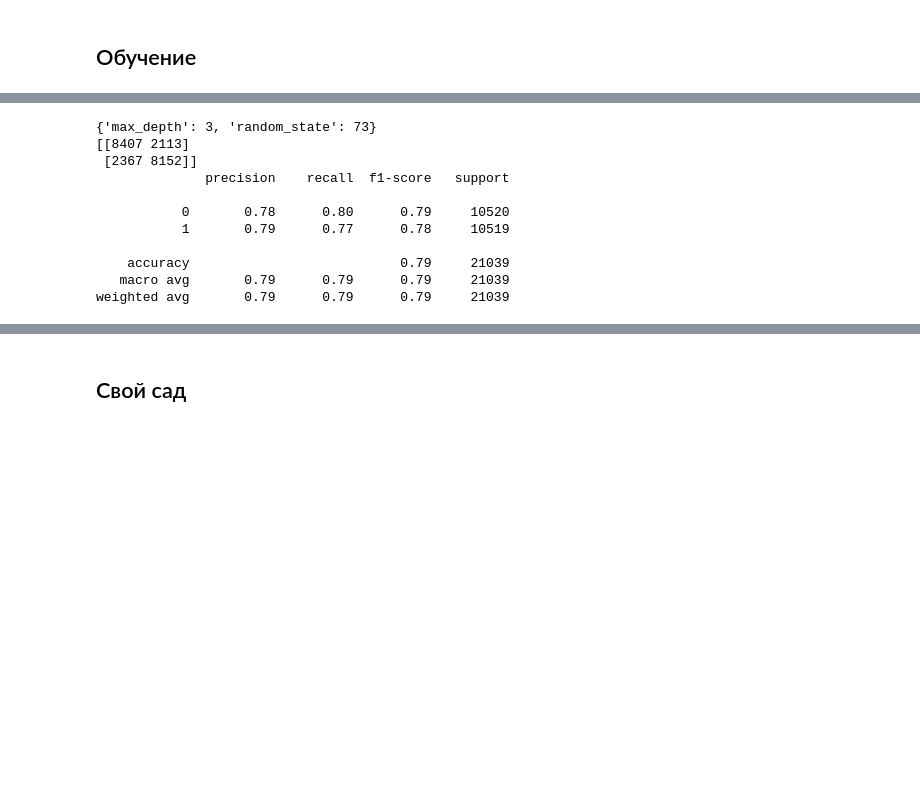
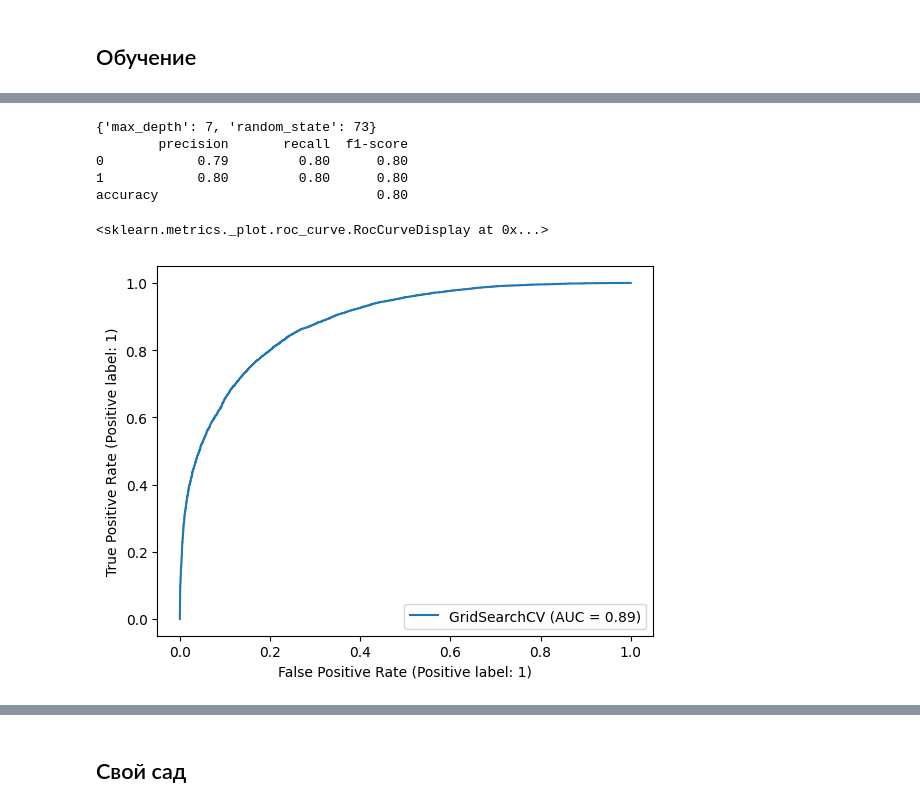
Before and after one commit to ledi-bruh/ml-labs, a Jupyter notebook: notebooks/lab3.ipynb, the cells around one changed output, grey strips where cells are left out. Saved outputs shown, nothing was run; the diff lists cells and outputs as text; code cells hidden in the pictures; blank space fills up the shorter version.

```diff
--- a/notebooks/lab3.ipynb
+++ b/notebooks/lab3.ipynb
@@ -310,7 +189,7 @@ R^2:    0.3764169903250083
 # %%
 params = {
-    'random_state': [seed],
-    'max_depth': range(3, 4),
+    'random_state': [SEED],
+    'max_depth': range(5, 8),
 }
 
 gbc = GridSearchCV(GradientBoostingClassifier(), params).fit(X_rain_train, y_rain_train)
@@ -318,17 +197,16 @@ gbc = GridSearchCV(GradientBoostingClassifier(), params).fit(X_rain_train, y_rai
 print(gbc.best_params_)
 print_c_metrics(y_rain_test, gbc.predict(X_rain_test))
 # %% [output]
-{'max_depth': 3, 'random_state': 73}
-[[8407 2113]
- [2367 8152]]
-              precision    recall  f1-score   support
-
-           0       0.78      0.80      0.79     10520
-           1       0.79      0.77      0.78     10519
-
-    accuracy                           0.79     21039
-   macro avg       0.79      0.79      0.79     21039
-weighted avg       0.79      0.79      0.79     21039
+{'max_depth': 7, 'random_state': 73}
+        precision       recall  f1-score
+0            0.79         0.80      0.80
+1            0.80         0.80      0.80
+accuracy                            0.80
+# %%
+RocCurveDisplay.from_estimator(gbc, X_rain_test, y_rain_test)
+# %% [output]
+<sklearn.metrics._plot.roc_curve.RocCurveDisplay at 0x...>
+[figure, added]
 # %%
 estimators = [
     ('br', br),
```
Also changed, not shown: parts of 48 cells of this notebook, 6 other files.
